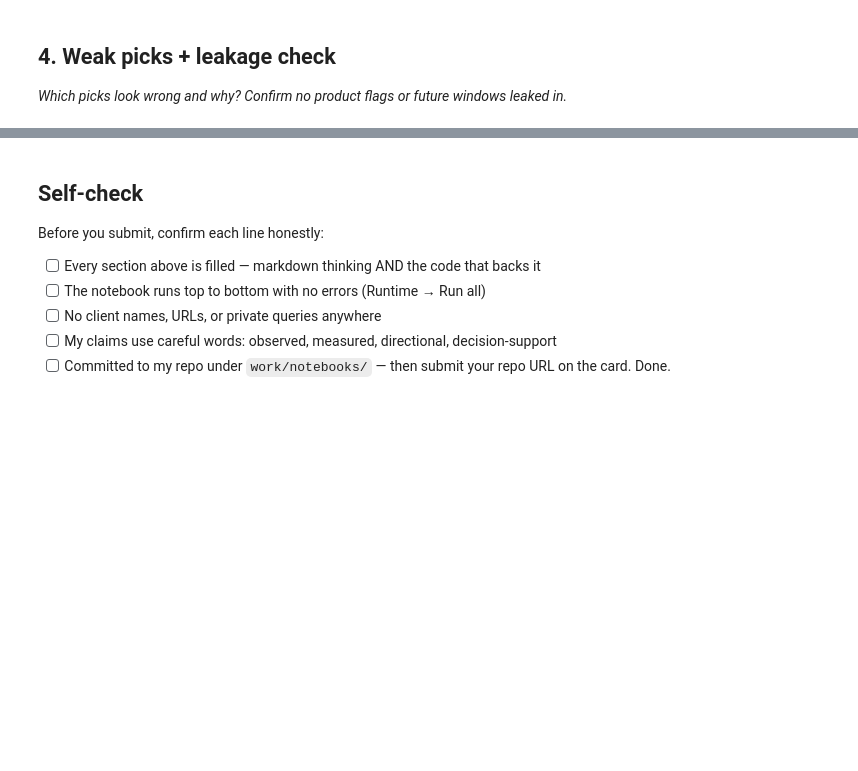
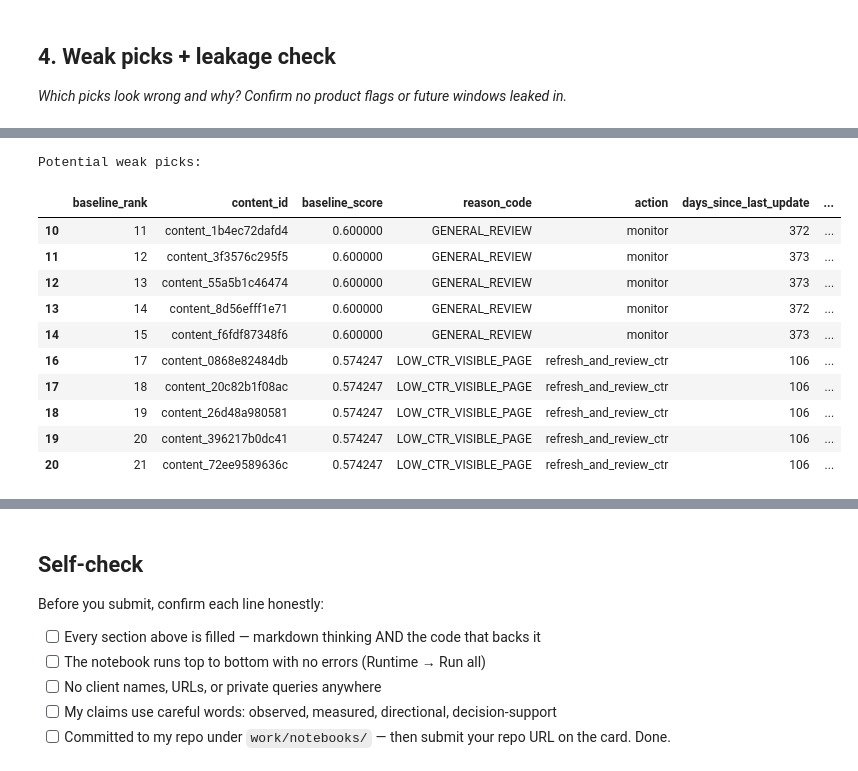
Before and after one commit to anangshachatterjee/anangsha-chatterjee-flyrank-ml-internship, a Jupyter notebook: work/notebooks/w04_baseline_score.ipynb, the cells around one changed output, grey strips where cells are left out. Cells and saved outputs as stored; diff of their text form; code cells hidden in the pictures; blank space fills up the shorter version.

```diff
--- a/work/notebooks/w04_baseline_score.ipynb
+++ b/work/notebooks/w04_baseline_score.ipynb
@@ -150,0 +739,54 @@ KeyError: 'is_declining_label'
+# %%
+# =========================================================
+# 4. WEAK-PICK REVIEW
+# =========================================================
+
+# A weak pick is a highly ranked page where the baseline
+# recommendation is supported by only limited evidence.
+
+score_cutoff = baseline["baseline_score"].quantile(0.90)
+
+weak_picks = baseline[
+    (baseline["baseline_score"] >= score_cutoff)
+    &
+    (
+        (baseline["days_since_last_update"] < 180)
+        |
+        (baseline["impressions_90d"] < 100)
+        |
+        (
+            (baseline["avg_position"] > 20)
+        )
+    )
+].head(10).copy()
+
+print("Potential weak picks:")
+
+display(
+    weak_picks[
+        [
+            "baseline_rank",
+            "content_id",
+            "baseline_score",
+            "reason_code",
+            "action",
+            "days_since_last_update",
+            "impressions_90d",
+            "avg_position",
+            "ctr"
+        ]
+    ]
+)
+# %% [output]
+Potential weak picks:
+|  | baseline_rank | content_id | baseline_score | reason_code | action | days_since_last_update | ... |
+| 10 | 11 | content_1b4ec72dafd4 | 0.600000 | GENERAL_REVIEW | monitor | 372 | ... |
+| 11 | 12 | content_3f3576c295f5 | 0.600000 | GENERAL_REVIEW | monitor | 373 | ... |
+| 12 | 13 | content_55a5b1c46474 | 0.600000 | GENERAL_REVIEW | monitor | 373 | ... |
+| 13 | 14 | content_8d56efff1e71 | 0.600000 | GENERAL_REVIEW | monitor | 372 | ... |
+| 14 | 15 | content_f6fdf87348f6 | 0.600000 | GENERAL_REVIEW | monitor | 373 | ... |
+| 16 | 17 | content_0868e82484db | 0.574247 | LOW_CTR_VISIBLE_PAGE | refresh_and_review_ctr | 106 | ... |
+| 17 | 18 | content_20c82b1f08ac | 0.574247 | LOW_CTR_VISIBLE_PAGE | refresh_and_review_ctr | 106 | ... |
+| 18 | 19 | content_26d48a980581 | 0.574247 | LOW_CTR_VISIBLE_PAGE | refresh_and_review_ctr | 106 | ... |
+| 19 | 20 | content_396217b0dc41 | 0.574247 | LOW_CTR_VISIBLE_PAGE | refresh_and_review_ctr | 106 | ... |
+| 20 | 21 | content_72ee9589636c | 0.574247 | LOW_CTR_VISIBLE_PAGE | refresh_and_review_ctr | 106 | ... |
```
Also changed, not shown: parts of 9 cells of this notebook.
